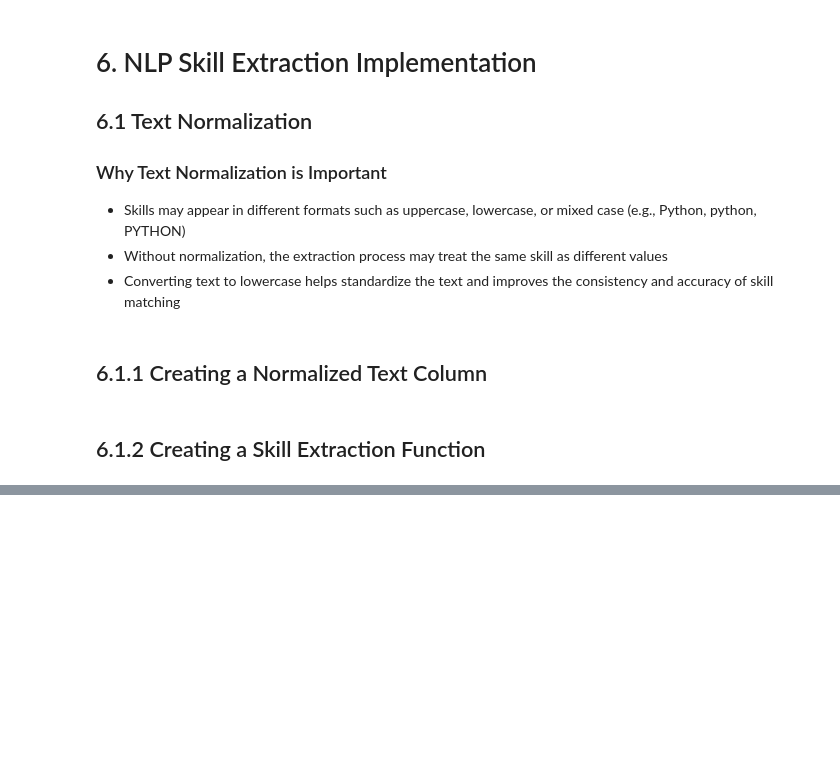
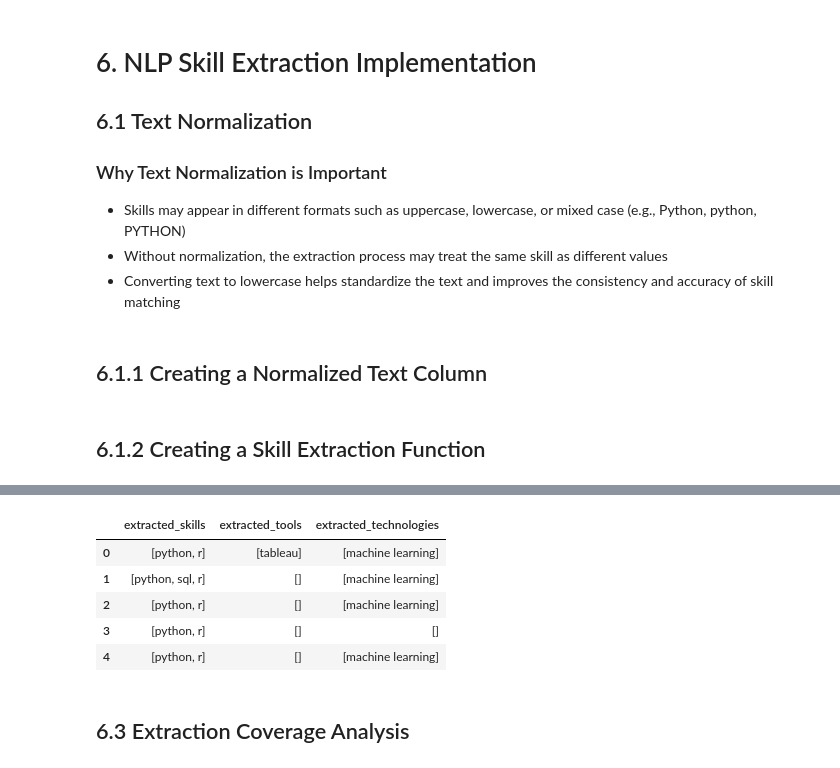
Before and after one commit to AntonioJabbour/job_market_inteligence, a Jupyter notebook: notebooks/01_initial_eda.ipynb, the cells around one changed output, grey strips where cells are left out. Cells and saved outputs as stored; diff of their text form; code cells hidden in the pictures; blank space fills up the shorter version.

```diff
--- a/notebooks/01_initial_eda.ipynb
+++ b/notebooks/01_initial_eda.ipynb
@@ -447,3 +435,0 @@ extract_skills(df['normalized_job_description'][0])
-# %%
-df['extracted_skills'] = df['normalized_job_description'].apply(extract_skills)
-df[['normalized_job_description', 'extracted_skills']].head(2)
@@ -479,0 +443,26 @@ df[['standardized_job_title', 'normalized_job_description', 'extracted_skills']]
+# %%
+def extract_terms(text, dictionary):
+    matched_terms = []
+
+    for term in dictionary:
+        if term in text:
+            matched_terms.append(term)
+
+    return matched_terms
+# %%
+df["extracted_skills"] = df["normalized_job_description"].apply(lambda text: extract_terms(text, Data_skills))
+
+df["extracted_tools"] = df["normalized_job_description"].apply(lambda text: extract_terms(text, Data_tools))
+
+df["extracted_technologies"] = df["normalized_job_description"].apply(lambda text: extract_terms(text, Data_tech))
+# %%
+df[['extracted_skills', 'extracted_tools', 'extracted_technologies']].head()
+# %% [output]
+|  | extracted_skills | extracted_tools | extracted_technologies |
+| 0 | [python, r] | [tableau] | [machine learning] |
+| 1 | [python, sql, r] | [] | [machine learning] |
+| 2 | [python, r] | [] | [machine learning] |
+| 3 | [python, r] | [] | [] |
+| 4 | [python, r] | [] | [machine learning] |
+# %% [markdown]
+## 6.3 Extraction Coverage Analysis
```
Also changed, not shown: parts of 13 cells of this notebook.
